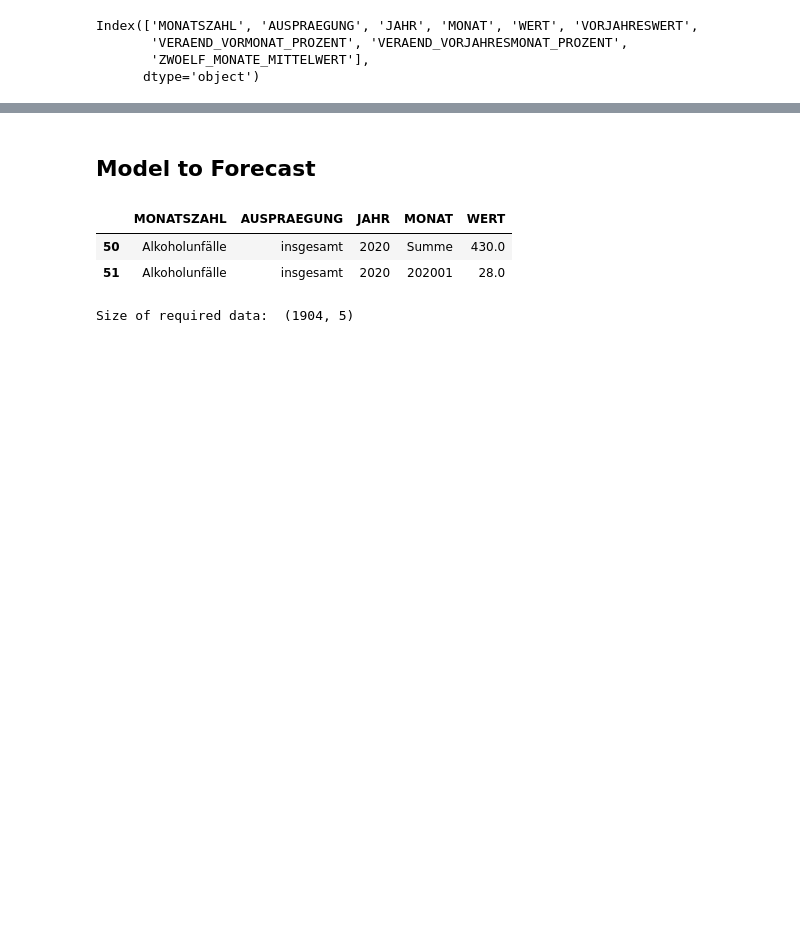
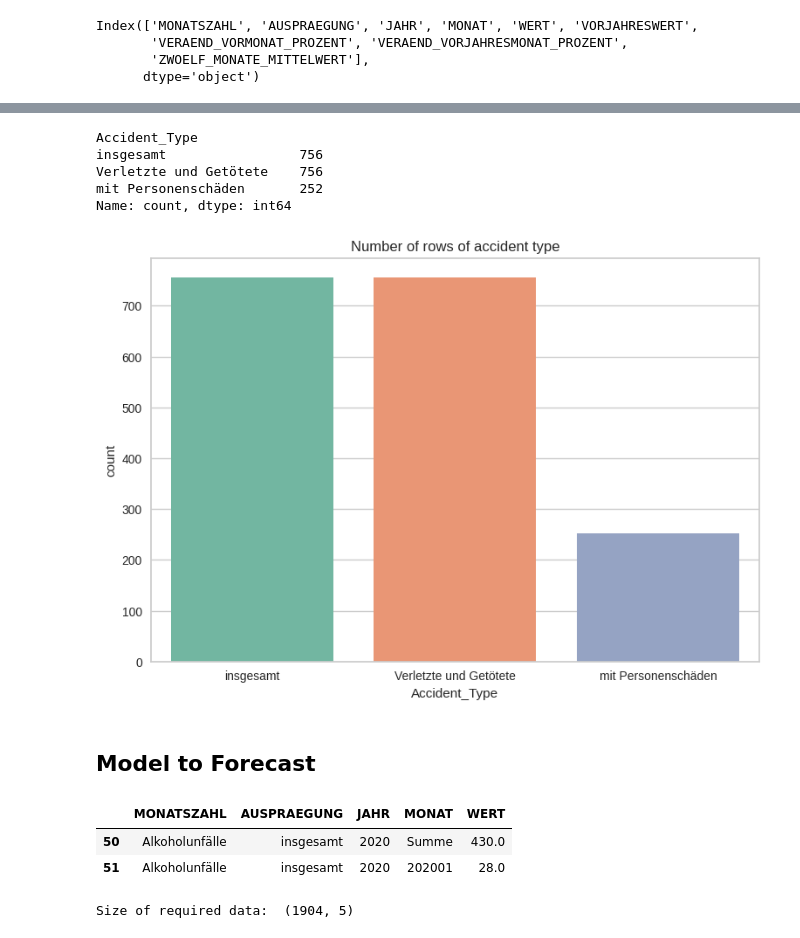
Before and after one commit to sreehari59/NxtGen_AcciVision, a Jupyter notebook: DPS_Task.ipynb, the cells around one changed output, grey strips where cells are left out. Drawn from its saved outputs; the diff is of its cells as text; code cells hidden in the pictures; blank space fills up the shorter version.

```diff
--- a/DPS_Task.ipynb
+++ b/DPS_Task.ipynb
@@ -164,3 +213,15 @@ fig.show()
+# %%
+print(df["Accident_Type"].value_counts())
+sns.countplot(x ='Accident_Type', data = df, palette = "Set2")
+plt.title("Number of rows of accident type")
+plt.gcf().set_size_inches(9,6)
+# %% [output]
+Accident_Type
+insgesamt                 756
+Verletzte und Getötete    756
+mit Personenschäden       252
+Name: count, dtype: int64
+[figure, added]
 # %% [markdown]
 ## Model to Forecast
 # %%
```
Also changed, not shown: parts of 54 cells of this notebook.
